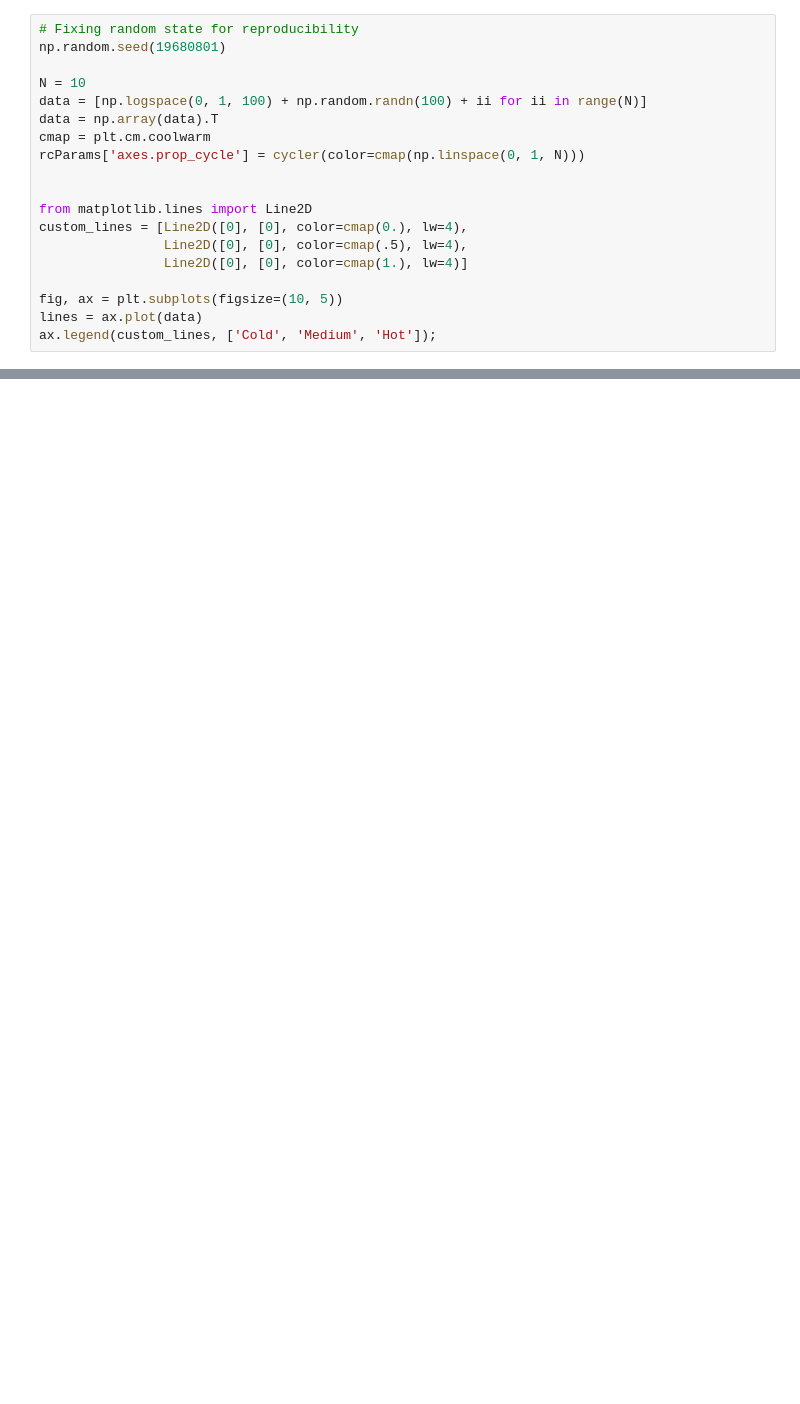
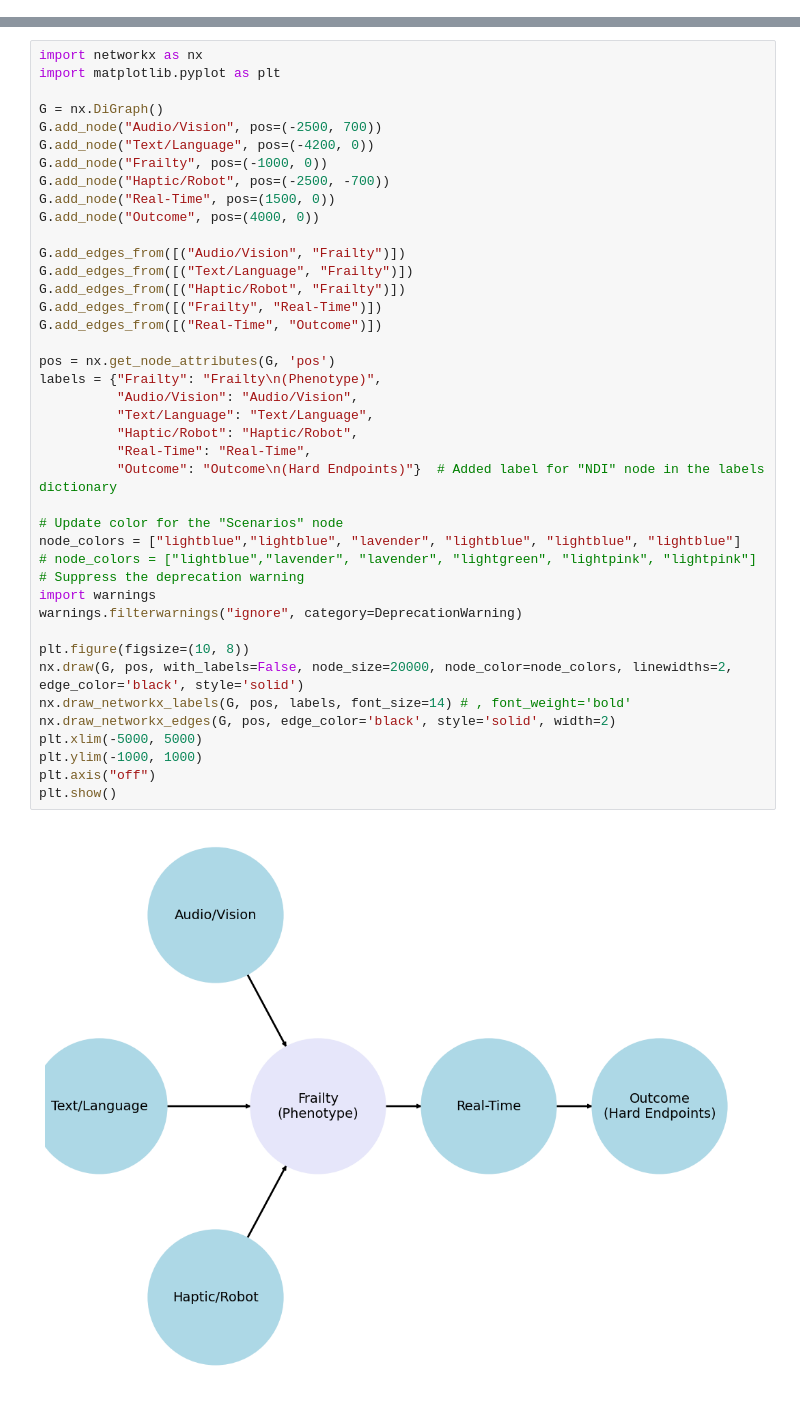
Before and after one commit to abikesa/dionysus, a Jupyter notebook: notebooks.ipynb, the cells around one changed output, grey strips where cells are left out. Drawn from its saved outputs; the diff is of its cells as text; blank space fills up the shorter version.

```diff
--- a/notebooks.ipynb
+++ b/notebooks.ipynb
@@ -45,19 +38,0 @@ plt.ion()
-# %%
-# Fixing random state for reproducibility
-np.random.seed(19680801)
-
-N = 10
-data = [np.logspace(0, 1, 100) + np.random.randn(100) + ii for ii in range(N)]
-data = np.array(data).T
-cmap = plt.cm.coolwarm
-rcParams['axes.prop_cycle'] = cycler(color=cmap(np.linspace(0, 1, N)))
-
-
-from matplotlib.lines import Line2D
-custom_lines = [Line2D([0], [0], color=cmap(0.), lw=4),
-                Line2D([0], [0], color=cmap(.5), lw=4),
-                Line2D([0], [0], color=cmap(1.), lw=4)]
-
-fig, ax = plt.subplots(figsize=(10, 5))
-lines = ax.plot(data)
-ax.legend(custom_lines, ['Cold', 'Medium', 'Hot']);
@@ -66,0 +39,43 @@ with your book. For more information about this, see [the Jupyter Book documenta
+# %%
+import networkx as nx
+import matplotlib.pyplot as plt
+
+G = nx.DiGraph()
+G.add_node("Audio/Vision", pos=(-2500, 700))
+G.add_node("Text/Language", pos=(-4200, 0))
+G.add_node("Frailty", pos=(-1000, 0))
+G.add_node("Haptic/Robot", pos=(-2500, -700))
+G.add_node("Real-Time", pos=(1500, 0))
+G.add_node("Outcome", pos=(4000, 0))
+
+G.add_edges_from([("Audio/Vision", "Frailty")])
+G.add_edges_from([("Text/Language", "Frailty")])
+G.add_edges_from([("Haptic/Robot", "Frailty")])
+G.add_edges_from([("Frailty", "Real-Time")])
+G.add_edges_from([("Real-Time", "Outcome")])
+
+pos = nx.get_node_attributes(G, 'pos')
+labels = {"Frailty": "Frailty\n(Phenotype)",
+          "Audio/Vision": "Audio/Vision",
+          "Text/Language": "Text/Language",
+          "Haptic/Robot": "Haptic/Robot",
+          "Real-Time": "Real-Time",
+          "Outcome": "Outcome\n(Hard Endpoints)"}  # Added label for "NDI" node in the labels dictionary
+
+# Update color for the "Scenarios" node
+node_colors = ["lightblue","lightblue", "lavender", "lightblue", "lightblue", "lightblue"]
+# node_colors = ["lightblue","lavender", "lavender", "lightgreen", "lightpink", "lightpink"]
+# Suppress the deprecation warning
+import warnings
+warnings.filterwarnings("ignore", category=DeprecationWarning)
+
+plt.figure(figsize=(10, 8))
+nx.draw(G, pos, with_labels=False, node_size=20000, node_color=node_colors, linewidths=2, edge_color='black', style='solid')
+nx.draw_networkx_labels(G, pos, labels, font_size=14) # , font_weight='bold'
+nx.draw_networkx_edges(G, pos, edge_color='black', style='solid', width=2)
+plt.xlim(-5000, 5000)
+plt.ylim(-1000, 1000)
+plt.axis("off")
+plt.show()
+# %% [output]
+[figure, added]
```
Also changed, not shown: parts of 4 cells of this notebook, 4 other files.
